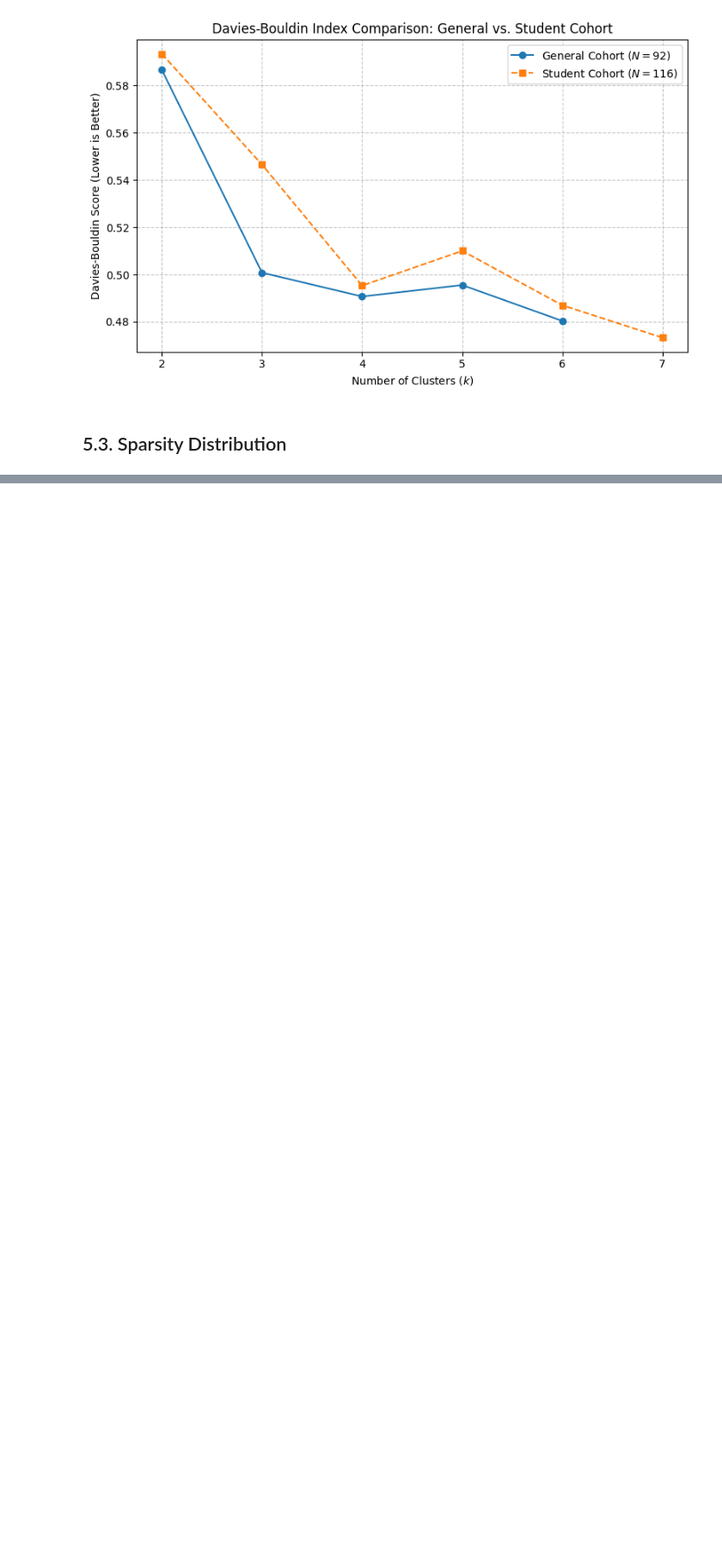
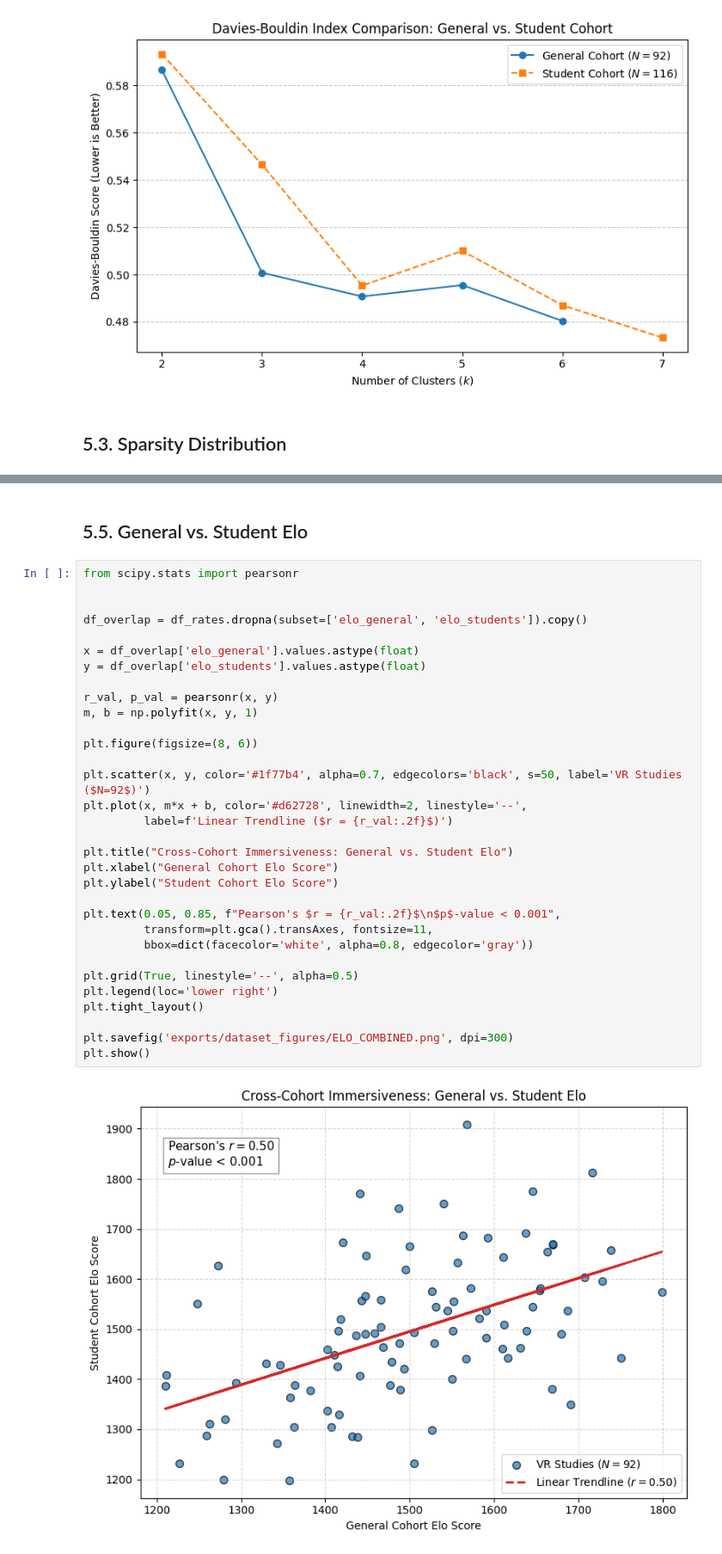
Before and after one commit to KeremDUZENLI/python-sklearn-machine-learning, a Jupyter notebook: main_dataset.ipynb, the cells around one changed output, grey strips where cells are left out. Shown at 86% size. Cells and saved outputs as stored; diff of their text form; blank space fills up the shorter version.

```diff
--- a/main_dataset.ipynb
+++ b/main_dataset.ipynb
@@ -256,0 +322,36 @@ plot_combined_sparsity(freq_old, freq_new, 17, 11)
+# %% [markdown]
+## 5.5. General vs. Student Elo
+# %%
+from scipy.stats import pearsonr
+
+
+df_overlap = df_rates.dropna(subset=['elo_general', 'elo_students']).copy()
+
+x = df_overlap['elo_general'].values.astype(float)
+y = df_overlap['elo_students'].values.astype(float)
+
+r_val, p_val = pearsonr(x, y)
+m, b = np.polyfit(x, y, 1)
+
+plt.figure(figsize=(8, 6))
+
+plt.scatter(x, y, color='#1f77b4', alpha=0.7, edgecolors='black', s=50, label='VR Studies ($N=92$)')
+plt.plot(x, m*x + b, color='#d62728', linewidth=2, linestyle='--',
+         label=f'Linear Trendline ($r = {r_val:.2f}$)')
+
+plt.title("Cross-Cohort Immersiveness: General vs. Student Elo")
+plt.xlabel("General Cohort Elo Score")
+plt.ylabel("Student Cohort Elo Score")
+
+plt.text(0.05, 0.85, f"Pearson's $r = {r_val:.2f}$\n$p$-value < 0.001",
+         transform=plt.gca().transAxes, fontsize=11,
+         bbox=dict(facecolor='white', alpha=0.8, edgecolor='gray'))
+
+plt.grid(True, linestyle='--', alpha=0.5)
+plt.legend(loc='lower right')
+plt.tight_layout()
+
+plt.savefig('exports/dataset_figures/ELO_COMBINED.png', dpi=300)
+plt.show()
+# %% [output]
+[figure, added]
```
Also changed, not shown: parts of 13 cells of this notebook, 1 other file.
